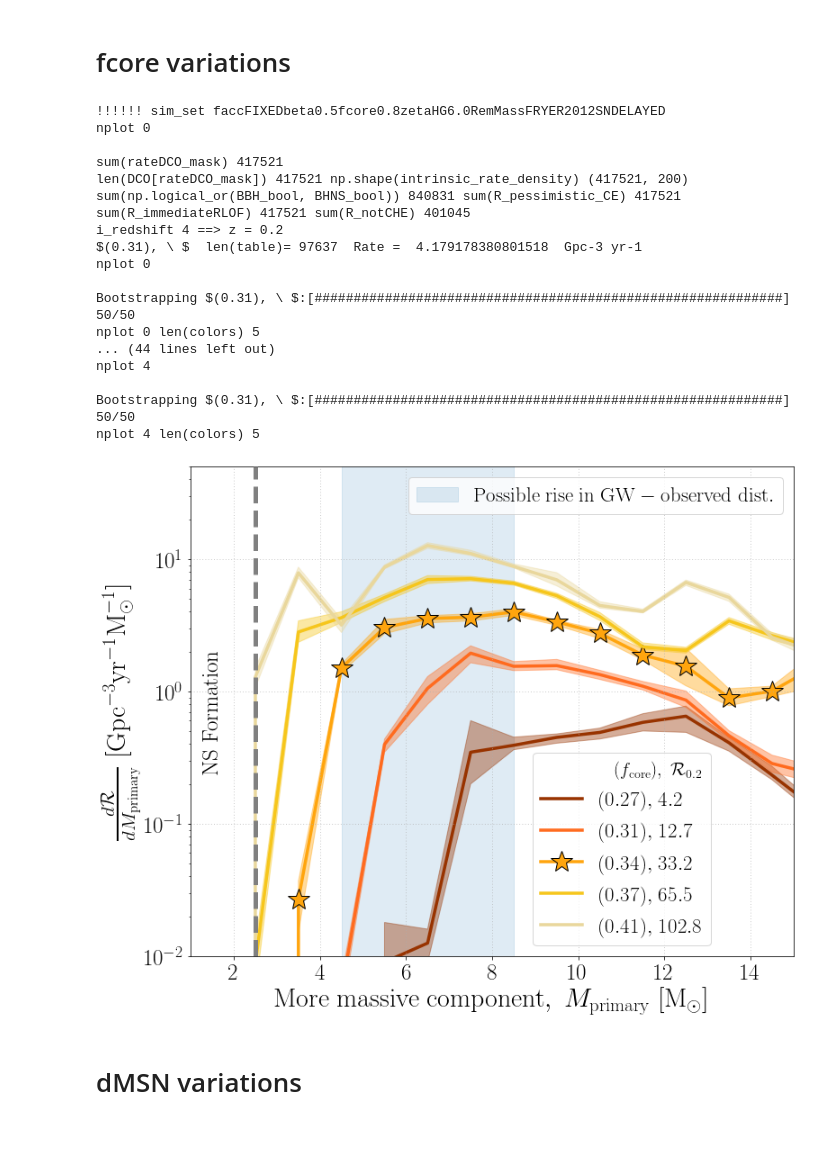
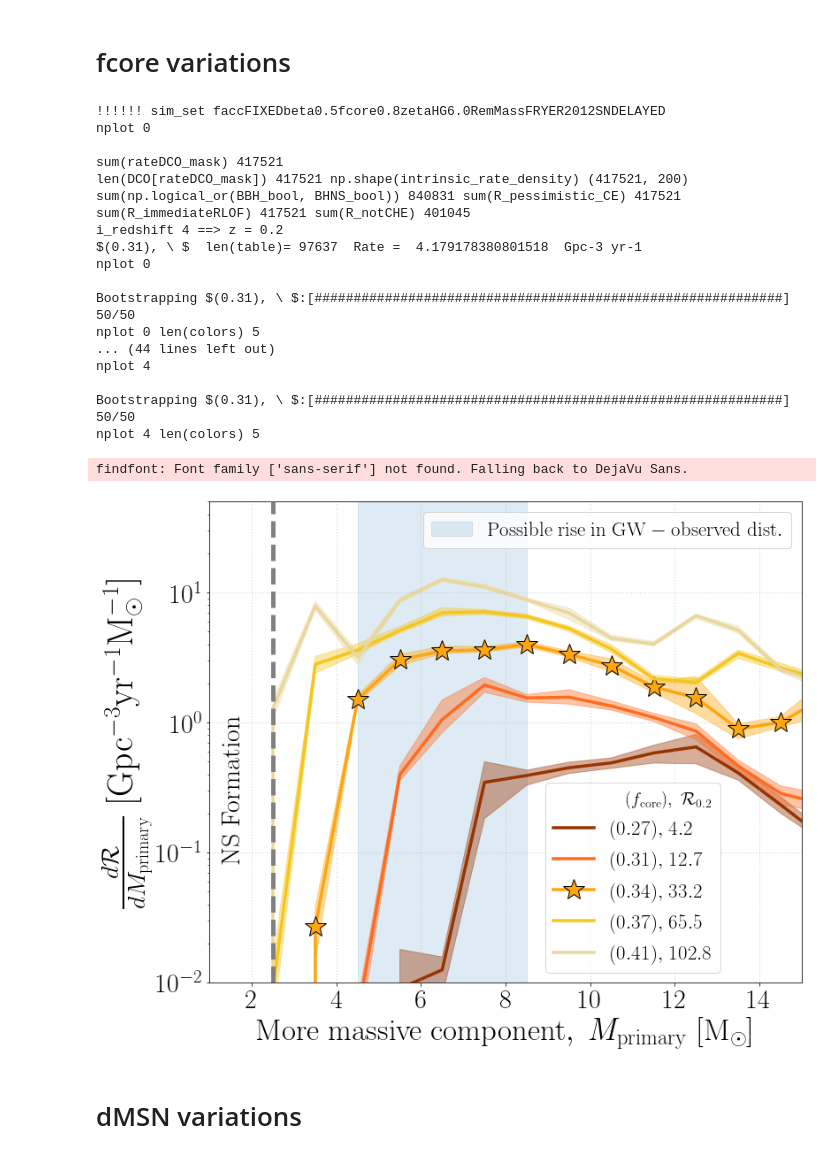
Before and after one commit to LiekeVanSon/LowMBH_and_StableChannel, a Jupyter notebook: Code/Fig3_4_MassDistributions.ipynb, the cells around one changed output. Saved outputs shown, nothing was run; the diff lists cells and outputs as text; code cells hidden in the pictures.

Commit message:
cleaning up files and making plots

```diff
--- a/Code/Fig3_4_MassDistributions.ipynb
+++ b/Code/Fig3_4_MassDistributions.ipynb
@@ -68,7 +68,7 @@ matplotlib.rcParams['mathtext.fontset'] = 'stix'
 matplotlib.rcParams['font.family'] = 'STIXGeneral'
 rc('font',**{'family':'sans-serif','sans-serif':['Helvetica']})
 rc('text', usetex=True)
-fsize, SMALL_SIZE, MEDIUM_SIZE, BIGGER_SIZE = 30,25,25,30
+fsize, SMALL_SIZE, MEDIUM_SIZE, BIGGER_SIZE = 30,25,30,35
 for obj in ['axes','xtick','ytick']:
     plt.rc(obj, labelsize=MEDIUM_SIZE)          # controls default text sizes
 for obj in ['figure','axes']:
@@ -326,7 +326,7 @@ def plot_mass_distribution(sim_dir = data_dir, sim_sets = ['alphaCE1.0'], x_key
 
 
     ax.set_xlabel(xlabel, fontsize = 35)
-    ax.set_ylabel(ylabel, fontsize = 35)
+    ax.set_ylabel(ylabel, fontsize = 40)
     if log:
         ax.set_yscale('log')
     if logx:
@@ -413,35 +393,36 @@ xcore_list =  [0.8,0.9,1.0,1.1,1.2]
 
 Fc1_list = [xcore*0.34 for xcore in xcore_list]
 
 
-plot_mass_distribution(sim_dir = proj_dir+ '/v02.26.03/N1e7Grid_BBH_BHNS_optimized/', sim_sets =  ['faccFIXEDbeta0.5fcore%szetaHG6.0RemMassFRYER2012SNDELAYED'%(xcore) for xcore in xcore_list ],
+plot_mass_distribution(sim_sets =  ['faccFIXEDbeta0.5fcore%szetaHG6.0RemMassFRYER2012SNDELAYED'%(xcore) for xcore in xcore_list ],
                        markers = ['','','*','','',''],
                        z_bin_edges = [0,0.5], show_hist = True, show_KDE = False,
                        leg_args = {'loc':'lower left', 'bbox_to_anchor':(0.55,0.0), 'title_fontsize':'20','fontsize':'23', 'title':r'$(f_{\mathrm{core}}), \ \mathcal{R}_{0.2} $'},
                        leg1_args = {'loc':'upper right', 'fontsize':'23'},
                        colors = ['#983300','#ff6b1f', '#ffa50e', '#f6c61c', '#e9d79c'], #yellow colors
                        bootstrap = True, bootstraps = 50,
                        save_plot=True,  save_name = 'fcoreVariations_betaFIXEDbeta0.5zeta6.0FryerDelayed_HR.pdf',
                        labels = [r'$(%s), \ $'%(np.round(fc,2) ) for fc in Fc1_list ],)
 # %% [output]
 !!!!!! sim_set faccFIXEDbeta0.5fcore0.8zetaHG6.0RemMassFRYER2012SNDELAYED
 nplot 0
 
 sum(rateDCO_mask) 417521
 len(DCO[rateDCO_mask]) 417521 np.shape(intrinsic_rate_density) (417521, 200)
 sum(np.logical_or(BBH_bool, BHNS_bool)) 840831 sum(R_pessimistic_CE) 417521 sum(R_immediateRLOF) 417521 sum(R_notCHE) 401045
 i_redshift 4 ==> z = 0.2
 $(0.31), \ $  len(table)= 97637  Rate =  4.179178380801518  Gpc-3 yr-1
 nplot 0
 
 Bootstrapping $(0.31), \ $:[############################################################] 50/50
 nplot 0 len(colors) 5
 ... (44 lines left out)
 nplot 4
 
 Bootstrapping $(0.31), \ $:[############################################################] 50/50
 nplot 4 len(colors) 5
+findfont: Font family ['sans-serif'] not found. Falling back to DejaVu Sans.
-[figure, old version]
+[figure, new version]
 # %% [markdown]
 # dMSN variations
 # %%
```
Also changed, not shown: parts of 3 cells of this notebook, 9 other files.
